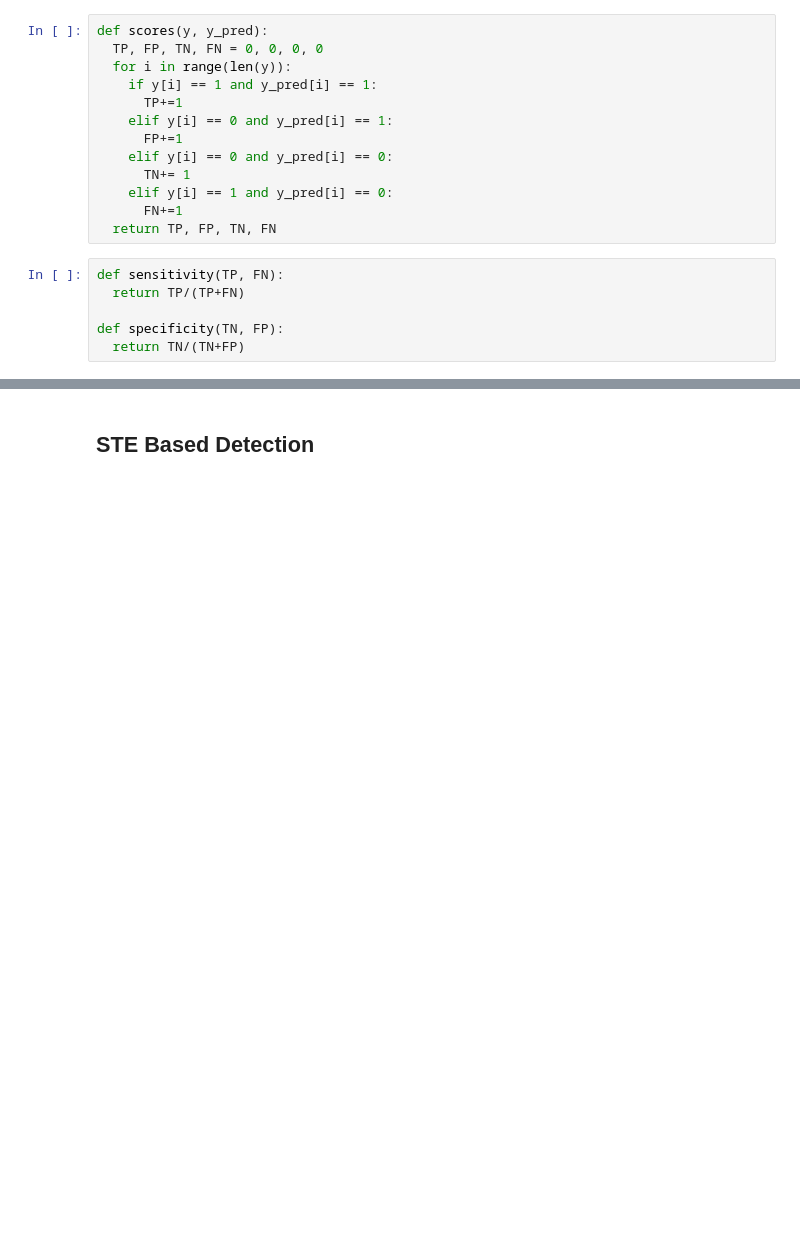
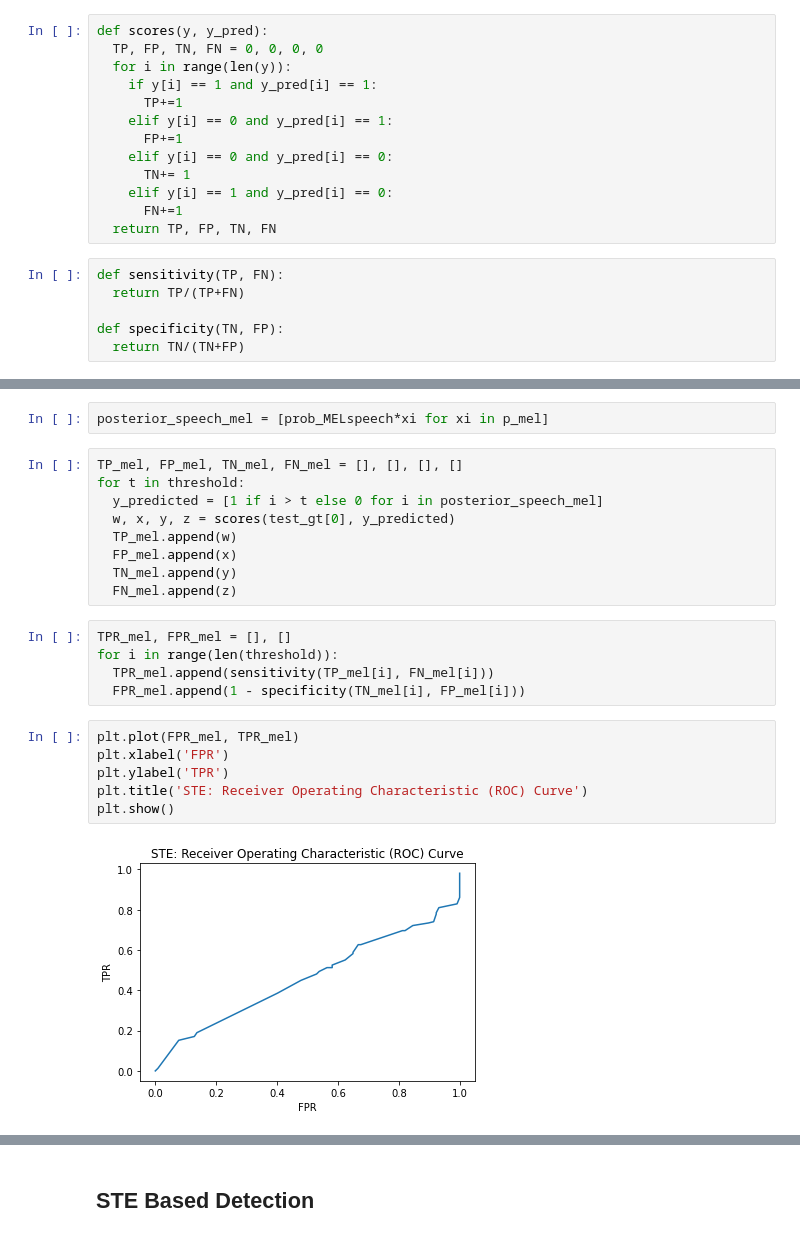
Before and after one commit to its-rajesh/Pattern-Recognition, a Jupyter notebook: PRA1Q1.ipynb, the cells around one changed output, grey strips where cells are left out. Saved outputs shown, nothing was run; the diff lists cells and outputs as text; blank space fills up the shorter version.

```diff
--- a/PRA1Q1.ipynb
+++ b/PRA1Q1.ipynb
@@ -117,0 +207,24 @@ def specificity(TN, FP):
+# %%
+posterior_speech_mel = [prob_MELspeech*xi for xi in p_mel]
+# %%
+TP_mel, FP_mel, TN_mel, FN_mel = [], [], [], []
+for t in threshold:
+  y_predicted = [1 if i > t else 0 for i in posterior_speech_mel]
+  w, x, y, z = scores(test_gt[0], y_predicted)
+  TP_mel.append(w)
+  FP_mel.append(x)
+  TN_mel.append(y)
+  FN_mel.append(z)
+# %%
+TPR_mel, FPR_mel = [], []
+for i in range(len(threshold)):
+  TPR_mel.append(sensitivity(TP_mel[i], FN_mel[i]))
+  FPR_mel.append(1 - specificity(TN_mel[i], FP_mel[i]))
+# %%
+plt.plot(FPR_mel, TPR_mel)
+plt.xlabel('FPR')
+plt.ylabel('TPR')
+plt.title('STE: Receiver Operating Characteristic (ROC) Curve')
+plt.show()
+# %% [output]
+[figure, added]
```
Also changed, not shown: parts of 16 cells of this notebook.
